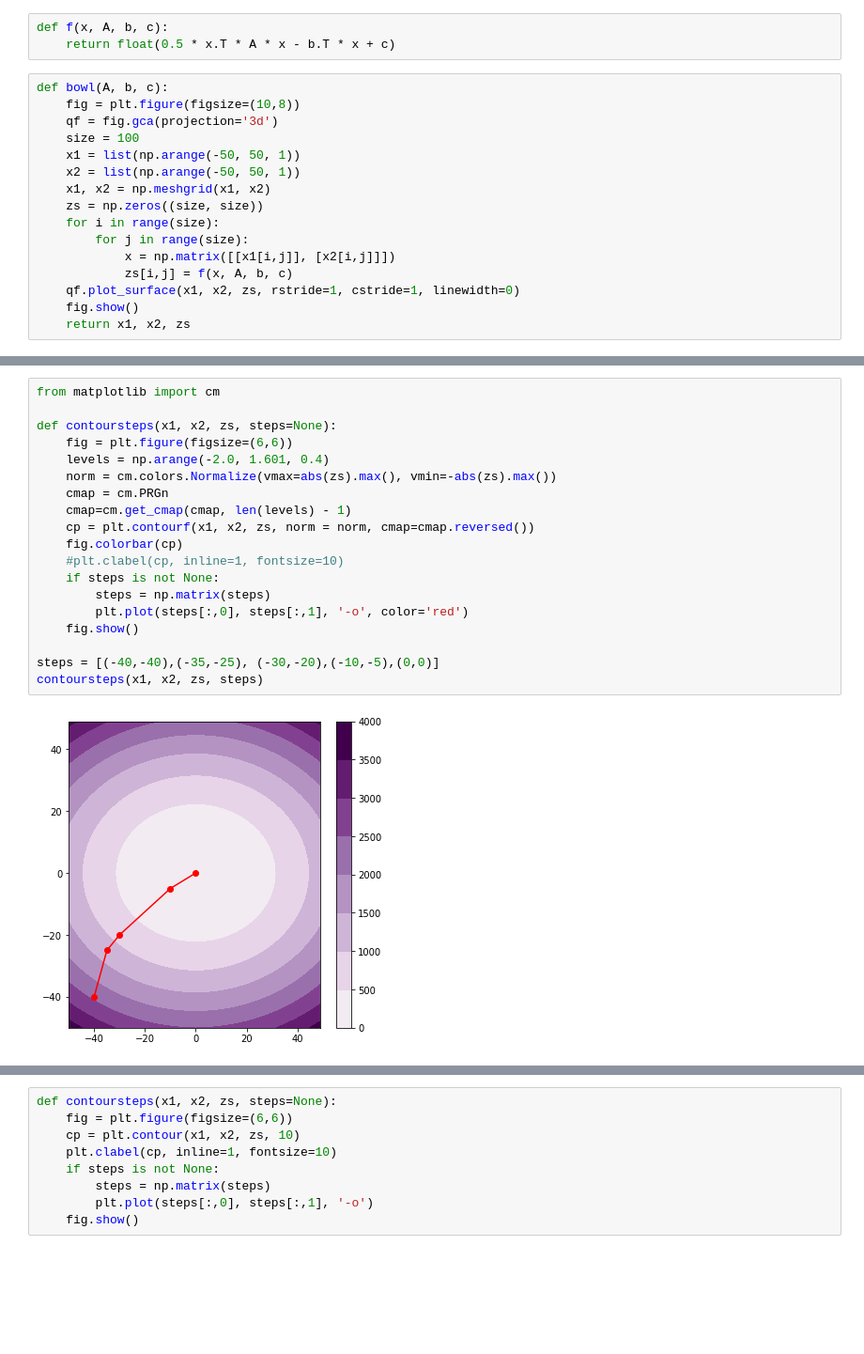
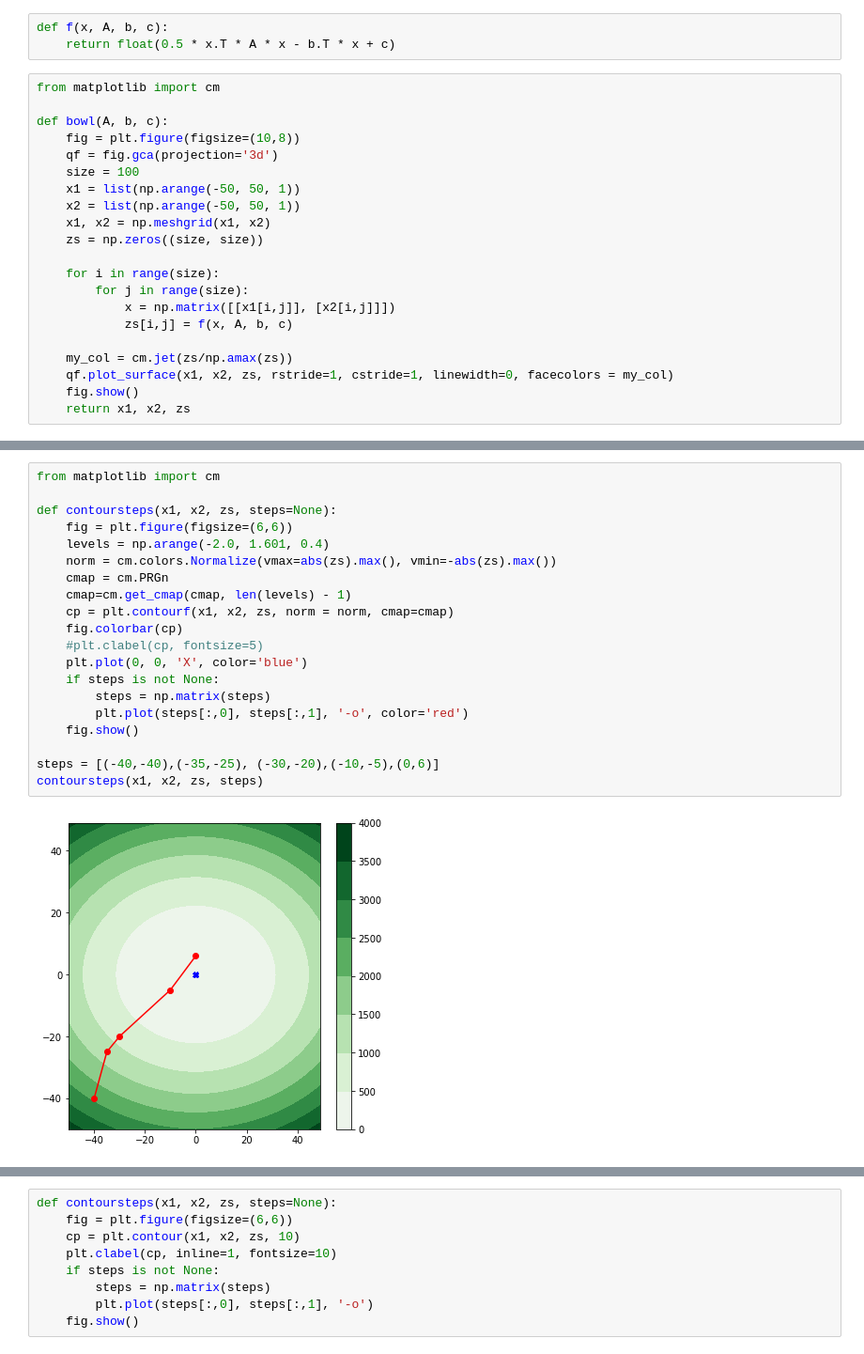
Before and after one commit to qwasimintah/DeepRL, a Jupyter notebook: Visualization.ipynb, the cells around one changed output, grey strips where cells are left out. Shown at 94% size. Drawn from its saved outputs; the diff is of its cells as text; blank space fills up the shorter version.

Commit message:
visual

```diff
--- a/Visualization.ipynb
+++ b/Visualization.ipynb
@@ -17,6 +18,8 @@ cscaled = 0
 def f(x, A, b, c):
     return float(0.5 * x.T * A * x - b.T * x + c)
 # %%
+from matplotlib import cm
+
 def bowl(A, b, c):
     fig = plt.figure(figsize=(10,8))
     qf = fig.gca(projection='3d')
@@ -25,11 +28,14 @@ def bowl(A, b, c):
     x2 = list(np.arange(-50, 50, 1))
     x1, x2 = np.meshgrid(x1, x2)
     zs = np.zeros((size, size))
+
     for i in range(size):
         for j in range(size):
             x = np.matrix([[x1[i,j]], [x2[i,j]]])
             zs[i,j] = f(x, A, b, c)
-    qf.plot_surface(x1, x2, zs, rstride=1, cstride=1, linewidth=0)
+
+    my_col = cm.jet(zs/np.amax(zs))
+    qf.plot_surface(x1, x2, zs, rstride=1, cstride=1, linewidth=0, facecolors = my_col)
     fig.show()
     return x1, x2, zs
 # %%
@@ -39,21 +45,22 @@ x1, x2, zs = bowl(Ascaled, bscaled, c)
 # %%
 from matplotlib import cm
 
 def contoursteps(x1, x2, zs, steps=None):
     fig = plt.figure(figsize=(6,6))
     levels = np.arange(-2.0, 1.601, 0.4)
     norm = cm.colors.Normalize(vmax=abs(zs).max(), vmin=-abs(zs).max())
     cmap = cm.PRGn
     cmap=cm.get_cmap(cmap, len(levels) - 1)
-    cp = plt.contourf(x1, x2, zs, norm = norm, cmap=cmap.reversed())
+    cp = plt.contourf(x1, x2, zs, norm = norm, cmap=cmap)
     fig.colorbar(cp)
-    #plt.clabel(cp, inline=1, fontsize=10)
+    #plt.clabel(cp, fontsize=5)
+    plt.plot(0, 0, 'X', color='blue')
     if steps is not None:
         steps = np.matrix(steps)
         plt.plot(steps[:,0], steps[:,1], '-o', color='red')
     fig.show()
 
-steps = [(-40,-40),(-35,-25), (-30,-20),(-10,-5),(0,0)]
+steps = [(-40,-40),(-35,-25), (-30,-20),(-10,-5),(0,6)]
 contoursteps(x1, x2, zs, steps)
 # %% [output]
-[figure, old version]
+[figure, new version]
```
Also changed, not shown: parts of 9 cells of this notebook.
